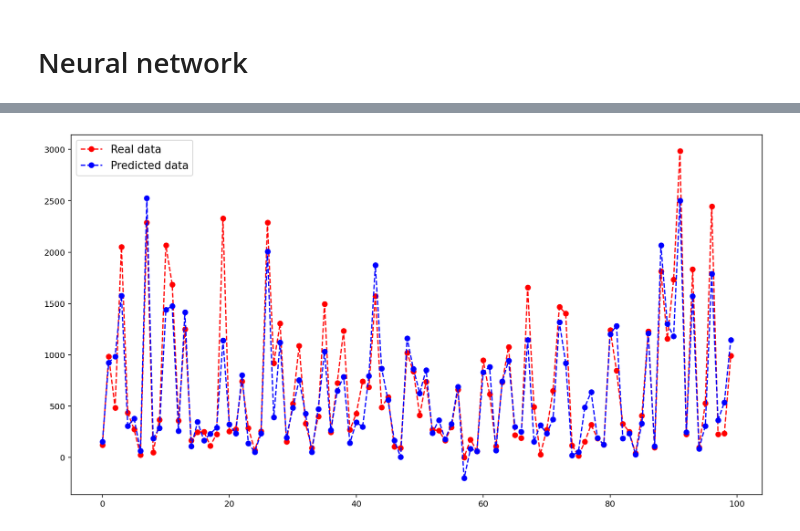
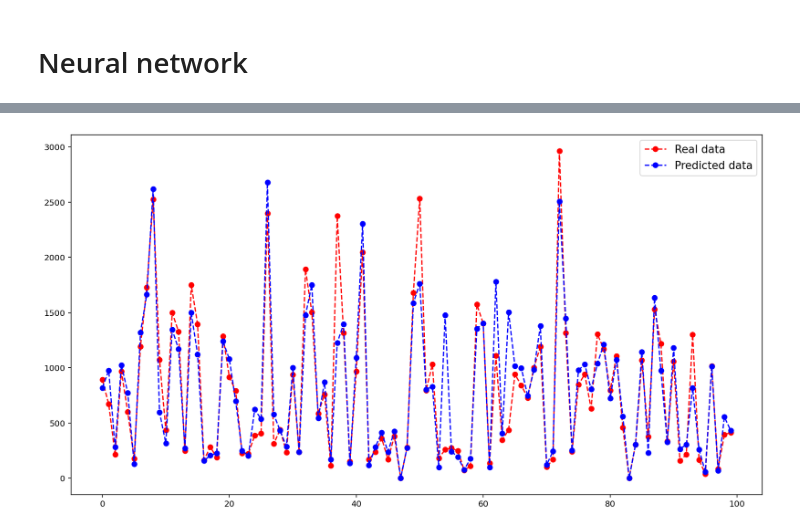
Before and after one commit to Victor-Manach/SD210, a Jupyter notebook: Regression_task.ipynb, the cells around one changed output, grey strips where cells are left out. Cells and saved outputs as stored; diff of their text form; code cells hidden in the pictures.

Commit message:
Use svr and regression trees, use cv to improve hyperparameters

```diff
--- a/Regression_task.ipynb
+++ b/Regression_task.ipynb
@@ -56,0 +122,3 @@ SVR()
+# %%
+reg_tree = DecisionTreeRegressor()
+reg_tree.fit(x_train, y_train)
@@ -56,0 +143,3 @@ SVR()
+# %%
+reg_forest = RandomForestRegressor()
+reg_forest.fit(x_train, y_train)
@@ -66,7 +171,7 @@ model.add(Dense(units = 1, activation='linear'))
 
 model.compile(loss='mean_squared_error', optimizer='adam')
 # %%
-history = model.fit(x_train, y_train, batch_size = 100, epochs = 1000, validation_data=(x_test, y_test), verbose=0)
+history = model.fit(x_train, y_train, batch_size = 25, epochs = 500, validation_data=(x_test, y_test), verbose=0)
 # %%
 loss = history.history['loss']
 val_loss = history.history['val_loss']
@@ -81,13 +186,13 @@ plt.show()
 # %%
-y_pred = model.predict(x_test)
+y_pred_NN = model.predict(x_test)
 # %%
 plt.figure(figsize=(15,8))
 plt.plot(y_test.values[100:200], color = 'r', marker='o', linestyle='--', label = 'Real data')
-plt.plot(y_pred[100:200], color = 'b', marker='o', linestyle='--', label = 'Predicted data')
+plt.plot(y_pred_NN[100:200], color = 'b', marker='o', linestyle='--', label = 'Predicted data')
 plt.legend(fontsize=13)
 plt.show()
 # %% [output]
-[figure, old version]
+[figure, new version]
 # %%
 model.evaluate(x_test, y_test), model.evaluate(x_train, y_train)
 # %% [output]
```
Also changed, not shown: parts of 29 cells of this notebook.
